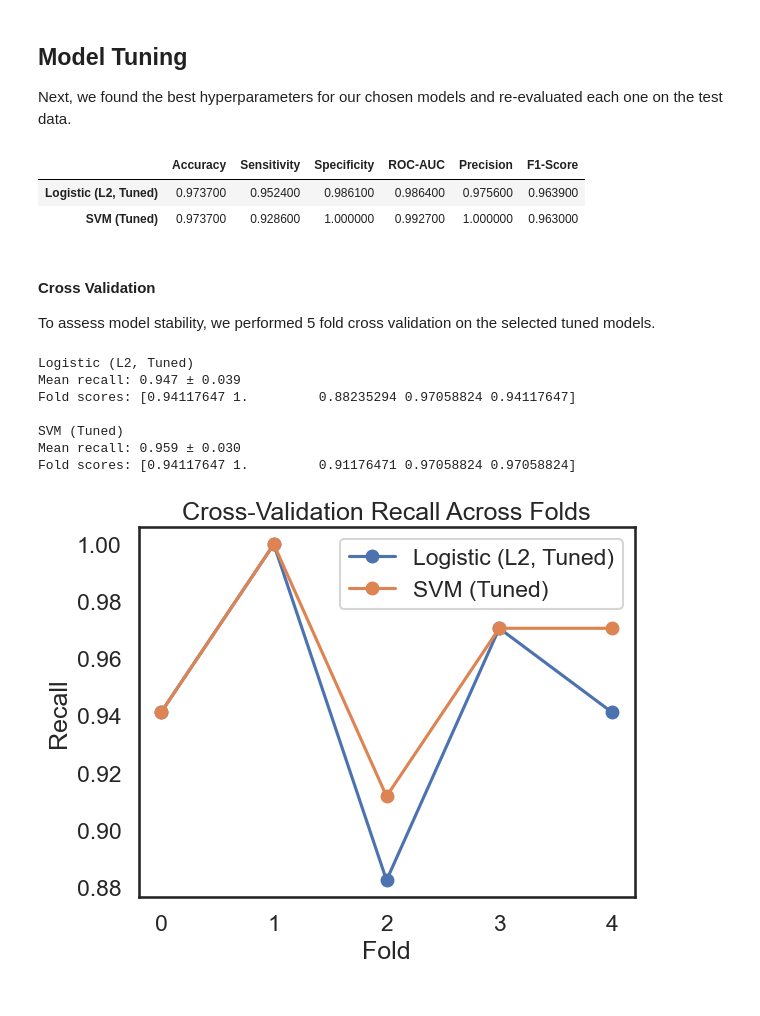
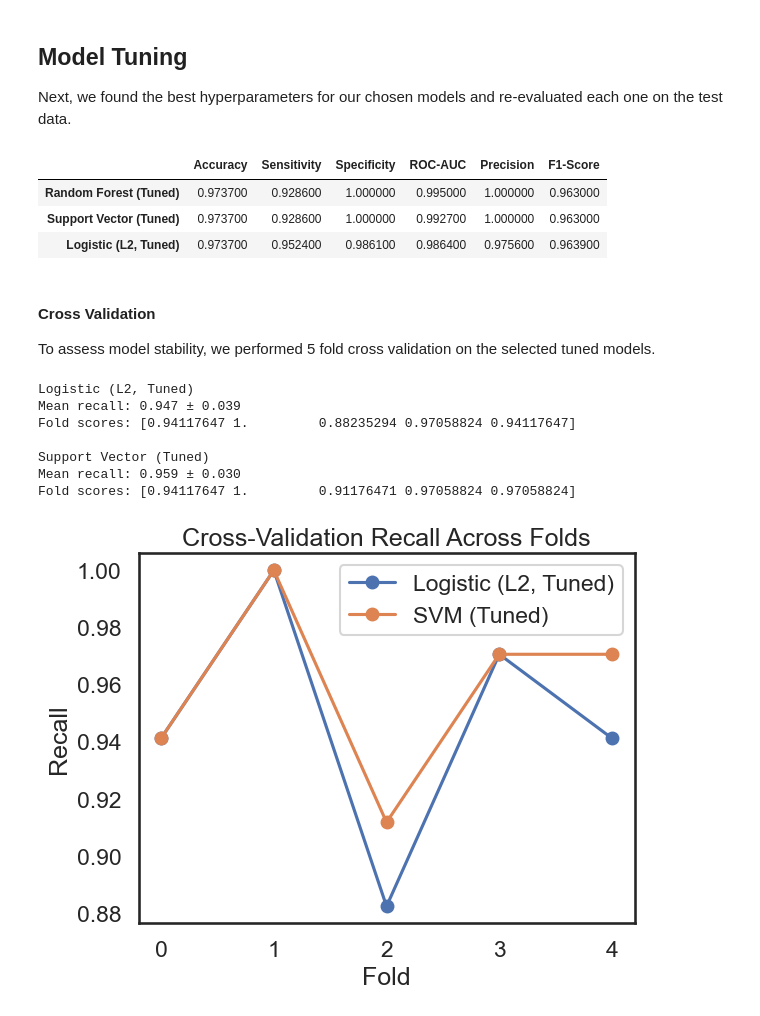
Before and after one commit to sarahcreighton/breast-cancer-classifier, a Jupyter notebook: notebooks/02_modelling.ipynb, the cells around one changed output. Saved outputs shown, nothing was run; the diff lists cells and outputs as text; code cells hidden in the pictures.

```diff
--- a/notebooks/02_modelling.ipynb
+++ b/notebooks/02_modelling.ipynb
@@ -166,20 +166,21 @@ rf_metrics, rf_cm, best_rf, best_rf_params, best_rf_score = tune_and_evaluate(
 # %%
 # return table of results
 tuned_results = stack_tuned_metrics(
-    [lr_metrics, svm_metrics],
-    ["Logistic (L2, Tuned)", "SVM (Tuned)"]
+    [lr_metrics, svm_metrics, rf_metrics],
+    ["Logistic (L2, Tuned)", "Support Vector (Tuned)", "Random Forest (Tuned)"]
 )
 # sort by desired metric
-tuned_results.sort_values("Sensitivity", ascending=False).style.highlight_max(color="seagreen")
+tuned_results.sort_values("ROC-AUC", ascending=False).style.highlight_max(color="seagreen")
 
 # # combine with corresponding baseline
 # all_results = pd.concat([base_results, tuned_results])
 # all_results = all_results.sort_values(by="Sensitivity", ascending=False)
 # all_results.style.highlight_max(color="seagreen")
 # %% [output]
 |  | Accuracy | Sensitivity | Specificity | ROC-AUC | Precision | F1-Score |
+| Random Forest (Tuned) | 0.973700 | 0.928600 | 1.000000 | 0.995000 | 1.000000 | 0.963000 |
+| Support Vector (Tuned) | 0.973700 | 0.928600 | 1.000000 | 0.992700 | 1.000000 | 0.963000 |
 | Logistic (L2, Tuned) | 0.973700 | 0.952400 | 0.986100 | 0.986400 | 0.975600 | 0.963900 |
-| SVM (Tuned) | 0.973700 | 0.928600 | 1.000000 | 0.992700 | 1.000000 | 0.963000 |
 # %% [markdown]
 #### Cross Validation
 To assess model stability, we performed 5 fold cross validation on the selected tuned models.
@@ -187,7 +188,7 @@ To assess model stability, we performed 5 fold cross validation on the selected
 scoring = "recall"
 selected_models = {
     "Logistic (L2, Tuned)": best_lr,
-    "SVM (Tuned)": best_svm
+    "Support Vector (Tuned)": best_svm
 }
 
 for name, model in selected_models.items():
@@ -201,7 +202,7 @@ Logistic (L2, Tuned)
 Mean recall: 0.947 ± 0.039
 Fold scores: [0.94117647 1.         0.88235294 0.97058824 0.94117647]
 
-SVM (Tuned)
+Support Vector (Tuned)
 Mean recall: 0.959 ± 0.030
 Fold scores: [0.94117647 1.         0.91176471 0.97058824 0.97058824]
 # %%
```
Also changed, not shown: parts of 2 cells of this notebook, 9 other files.
